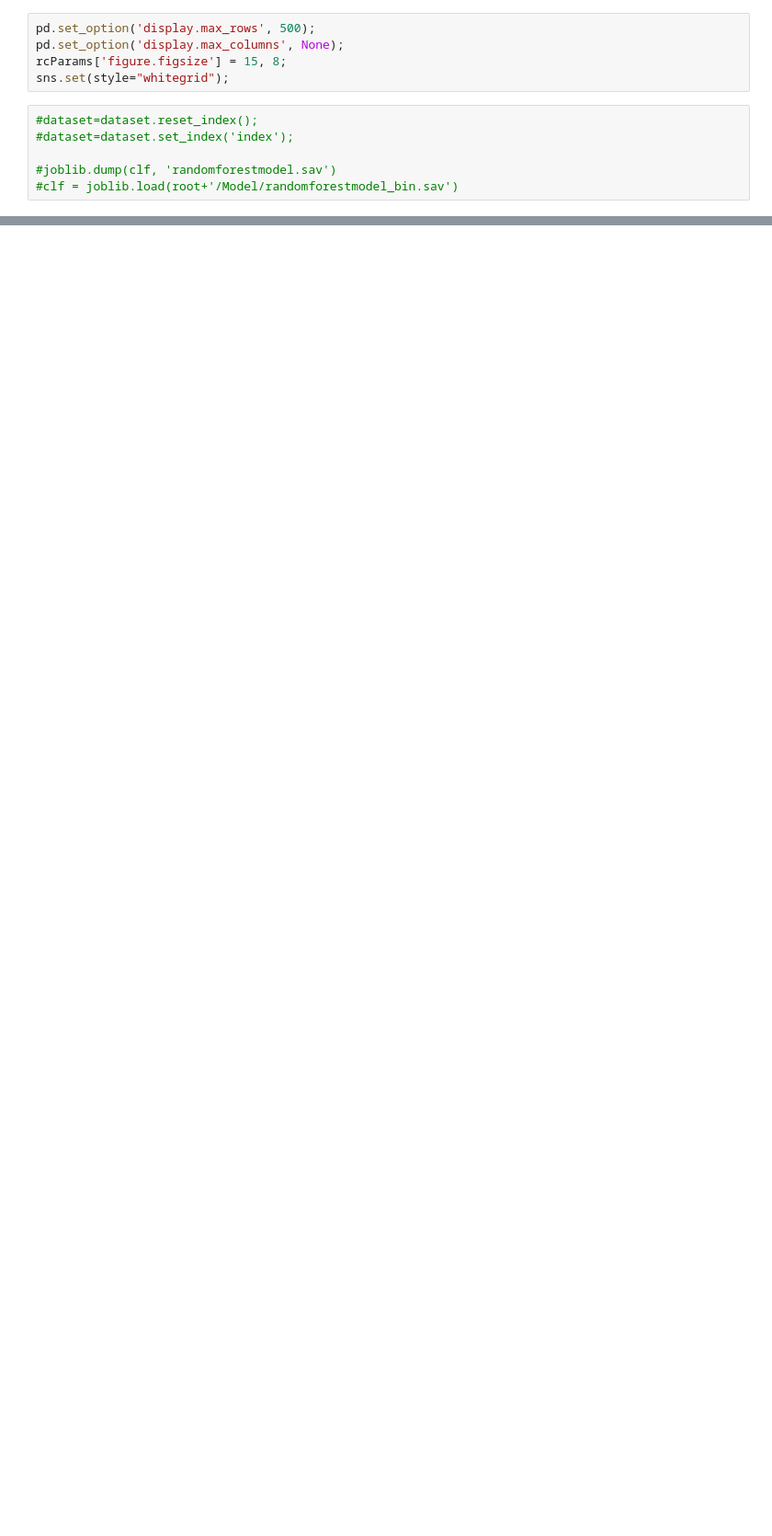
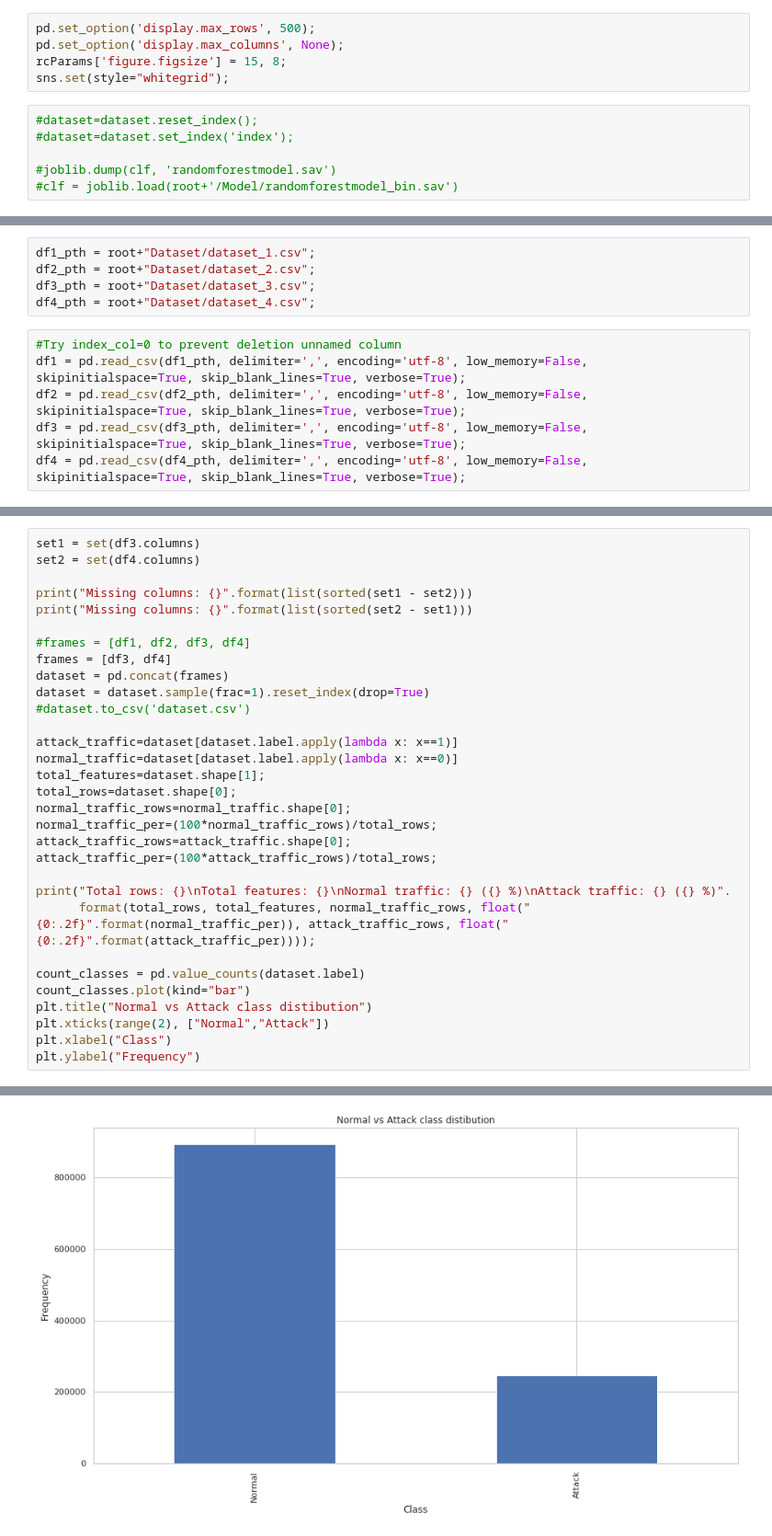
Before and after one commit to xcsengody/DP, a Jupyter notebook: xcsengody_models.ipynb, the cells around one changed output, grey strips where cells are left out. Shown at 92% size. Cells and saved outputs as stored; diff of their text form; blank space fills up the shorter version.

```diff
--- a/xcsengody_models.ipynb
+++ b/xcsengody_models.ipynb
@@ -128,0 +149,11 @@ Number of features: 58
+# %%
+df1_pth = root+"Dataset/dataset_1.csv";
+df2_pth = root+"Dataset/dataset_2.csv";
+df3_pth = root+"Dataset/dataset_3.csv";
+df4_pth = root+"Dataset/dataset_4.csv";
+# %%
+#Try index_col=0 to prevent deletion unnamed column
+df1 = pd.read_csv(df1_pth, delimiter=',', encoding='utf-8', low_memory=False, skipinitialspace=True, skip_blank_lines=True, verbose=True);
+df2 = pd.read_csv(df2_pth, delimiter=',', encoding='utf-8', low_memory=False, skipinitialspace=True, skip_blank_lines=True, verbose=True);
+df3 = pd.read_csv(df3_pth, delimiter=',', encoding='utf-8', low_memory=False, skipinitialspace=True, skip_blank_lines=True, verbose=True);
+df4 = pd.read_csv(df4_pth, delimiter=',', encoding='utf-8', low_memory=False, skipinitialspace=True, skip_blank_lines=True, verbose=True);
@@ -128,0 +194,32 @@ Number of features: 58
+# %%
+set1 = set(df3.columns)
+set2 = set(df4.columns)
+
+print("Missing columns: {}".format(list(sorted(set1 - set2)))
+print("Missing columns: {}".format(list(sorted(set2 - set1)))
+
+#frames = [df1, df2, df3, df4]
+frames = [df3, df4]
+dataset = pd.concat(frames)
+dataset = dataset.sample(frac=1).reset_index(drop=True)
+#dataset.to_csv('dataset.csv')
+
+attack_traffic=dataset[dataset.label.apply(lambda x: x==1)]
+normal_traffic=dataset[dataset.label.apply(lambda x: x==0)]
+total_features=dataset.shape[1];
+total_rows=dataset.shape[0];
+normal_traffic_rows=normal_traffic.shape[0];
+normal_traffic_per=(100*normal_traffic_rows)/total_rows;
+attack_traffic_rows=attack_traffic.shape[0];
+attack_traffic_per=(100*attack_traffic_rows)/total_rows;
+
+print("Total rows: {}\nTotal features: {}\nNormal traffic: {} ({} %)\nAttack traffic: {} ({} %)".
+      format(total_rows, total_features, normal_traffic_rows, float("{0:.2f}".format(normal_traffic_per)), attack_traffic_rows, float("{0:.2f}".format(attack_traffic_per))));
+
+count_classes = pd.value_counts(dataset.label)
+count_classes.plot(kind="bar")
+plt.title("Normal vs Attack class distibution")
+plt.xticks(range(2), ["Normal","Attack"])
+plt.xlabel("Class")
+plt.ylabel("Frequency")
+# %% [output]
@@ -129 +231,2 @@ Number of features: 58
+[figure, added]
 # %%
```
Also changed, not shown: parts of 41 cells of this notebook.
